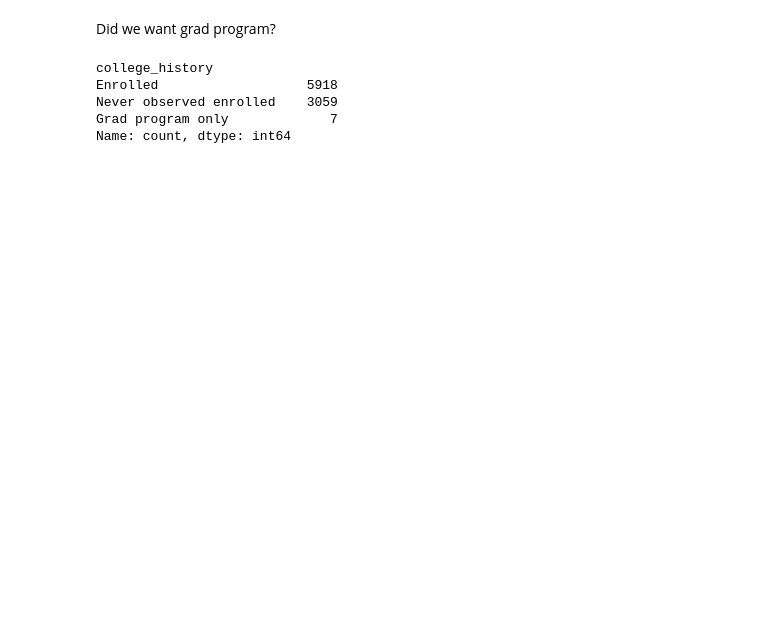
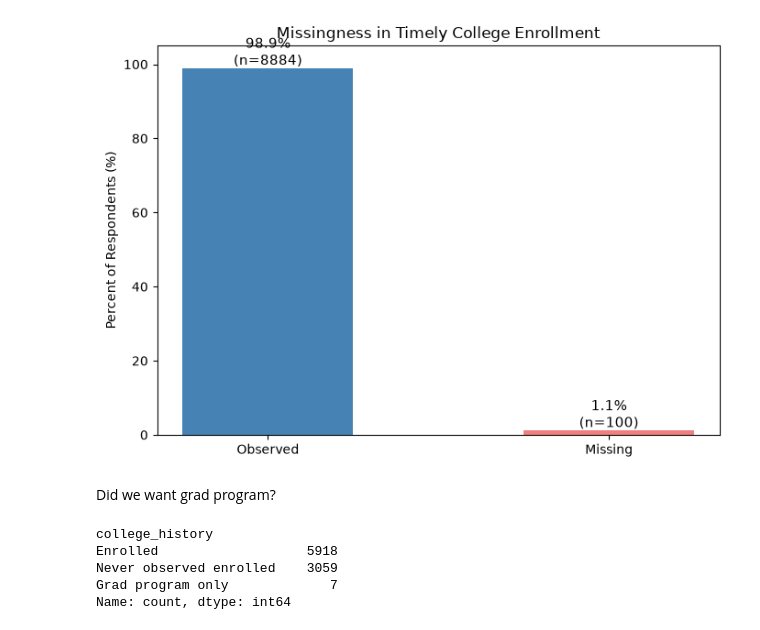
Before and after one commit to EatPotatoes/capstone_victimization, a Jupyter notebook: full_dataset/data_full.ipynb, the cells around one changed output. Drawn from its saved outputs; the diff is of its cells as text; code cells hidden in the pictures; blank space fills up the shorter version.

```diff
--- a/full_dataset/data_full.ipynb
+++ b/full_dataset/data_full.ipynb
@@ -21,3 +38,40 @@ display(dataset)
+# %%
+import matplotlib.pyplot as plt
+import numpy as np
+
+# Count missing and observed values
+missing = dataset["timely_college"].isna().sum()
+observed = dataset["timely_college"].notna().sum()
+
+counts = [observed, missing]
+percentages = np.array(counts) / len(dataset) * 100
+
+fig, ax = plt.subplots(figsize=(7, 5))
+
+bars = ax.bar(
+    ["Observed", "Missing"],
+    percentages,
+    color=["steelblue", "lightcoral"],
+    width=0.5
+)
+
+for bar, count, pct in zip(bars, counts, percentages):
+    ax.text(
+        bar.get_x() + bar.get_width() / 2,
+        bar.get_height() + 1,
+        f"{pct:.1f}%\n(n={count})",
+        ha="center",
+        fontsize=11
+    )
+
+ax.set_ylabel("Percent of Respondents (%)")
+ax.set_title("Missingness in Timely College Enrollment")
+ax.set_ylim(0, 105)
+
+plt.tight_layout()
+plt.show()
+# %% [output]
+[figure, added]
 # %%
 victim_cols = ["violent_victim_2002", "violent_victim_2007", "violent_victim_2008", "violent_victim_2009", "violent_victim_2013"]
 
```
Also changed, not shown: parts of 5 cells of this notebook, 5 other files.
